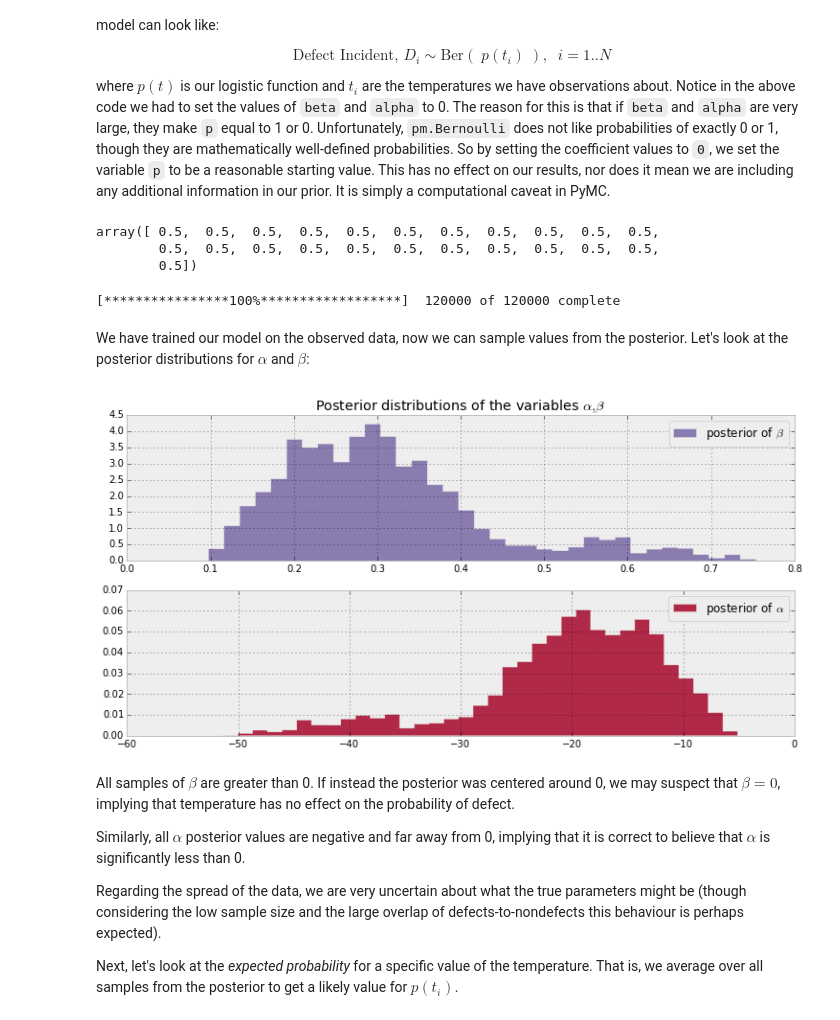
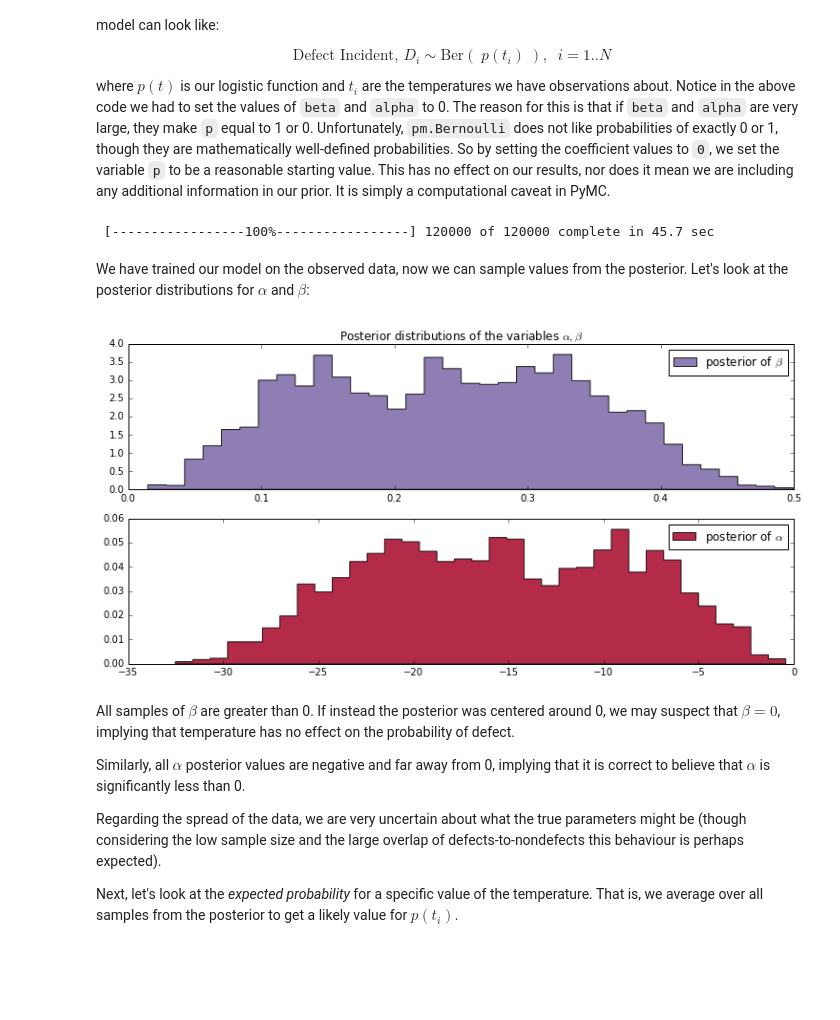
Before and after one commit to quantopian/Probabilistic-Programming-and-Bayesian-Methods-for-Hackers, a Jupyter notebook: Chapter2_MorePyMC/MorePyMC.ipynb, the cells around one changed output. Drawn from its saved outputs; the diff is of its cells as text; code cells hidden in the pictures; blank space fills up the shorter version.

Commit message:
Started modifying Challenger model - simulated data may be broken due to PyMC3 structure changes

```diff
--- a/Chapter2_MorePyMC/MorePyMC.ipynb
+++ b/Chapter2_MorePyMC/MorePyMC.ipynb
@@ -833,66 +831,56 @@ $$Var( X | \mu, \tau ) = \frac{1}{\tau}$$
 
 Below we continue our modeling of the Challenger space craft:
 # %%
-import pymc as pm
+import pymc3 as pm
 
 temperature = challenger_data[:, 0]
 D = challenger_data[:, 1]  # defect or not?
 
 #notice the`value` here. We explain why below.
-beta = pm.Normal("beta", 0, 0.001, value=0)
-alpha = pm.Normal("alpha", 0, 0.001, value=0)
-
-
-@pm.deterministic
-def p(t=temperature, alpha=alpha, beta=beta):
-    return 1.0 / (1. + np.exp(beta*t + alpha))
+with pm.Model() as model:
+    beta = pm.Normal("beta", 0, 0.001, testval=0)
+    alpha = pm.Normal("alpha", 0, 0.001, testval=0)
+    p = pm.Deterministic("p", 1.0/(1. + T.exp(beta*temperature + alpha)))
 # %% [markdown]
 We have our probabilities, but how do we connect them to our observed data? A *Bernoulli* random variable with parameter $p$, denoted $\text{Ber}(p)$, is a random variable that takes value 1 with probability $p$, and 0 else. Thus, our model can look like:
 
 $$ \text{Defect Incident, $D_i$} \sim \text{Ber}( \;p(t_i)\; ), \;\; i=1..N$$
 
 where $p(t)$ is our logistic function and $t_i$ are the temperatures we have observations about. Notice in the above code we had to set the values of `beta` and `alpha` to 0. The reason for this is that if `beta` and `alpha` are very large, they make `p` equal to 1 or 0. Unfortunately, `pm.Bernoulli` does not like probabilities of exactly 0 or 1, though they are mathematically well-defined probabilities. So by setting the coefficient values to `0`, we set the variable `p` to be a reasonable starting value. This has no effect on our results, nor does it mean we are including any additional information in our prior. It is simply a computational caveat in PyMC.
-# %%
-p.value
-# %% [output]
-array([ 0.5,  0.5,  0.5,  0.5,  0.5,  0.5,  0.5,  0.5,  0.5,  0.5,  0.5,
-        0.5,  0.5,  0.5,  0.5,  0.5,  0.5,  0.5,  0.5,  0.5,  0.5,  0.5,
-        0.5])
 # %%
 # connect the probabilities in `p` with our observations through a
 # Bernoulli random variable.
-observed = pm.Bernoulli("bernoulli_obs", p, value=D, observed=True)
+with model:
+    observed = pm.Bernoulli("bernoulli_obs", p, observed=D)
 
-model = pm.Model([observed, beta, alpha])
-
-# Mysterious code to be explained in Chapter 3
-map_ = pm.MAP(model)
-map_.fit()
-mcmc = pm.MCMC(model)
-mcmc.sample(120000, 100000, 2)
+    # Mysterious code to be explained in Chapter 3
+    start = pm.find_MAP()
+    step = pm.Metropolis()
+    trace = pm.sample(120000, step=step, start=start)
+    burned_trace = trace[100000::2]
 # %% [output]
-[****************100%******************]  120000 of 120000 complete
+ [-----------------100%-----------------] 120000 of 120000 complete in 45.7 sec
 # %% [markdown]
 We have trained our model on the observed data, now we can sample values from the posterior. Let's look at the posterior distributions for $\alpha$ and $\beta$:
 # %%
-alpha_samples = mcmc.trace('alpha')[:, None]  # best to make them 1d
-beta_samples = mcmc.trace('beta')[:, None]
+alpha_samples = burned_trace["alpha"][:, None]  # best to make them 1d
+beta_samples = burned_trace["beta"][:, None]
 
 figsize(12.5, 6)
 
 #histogram of the samples:
 plt.subplot(211)
 plt.title(r"Posterior distributions of the variables $\alpha, \beta$")
 plt.hist(beta_samples, histtype='stepfilled', bins=35, alpha=0.85,
          label=r"posterior of $\beta$", color="#7A68A6", normed=True)
 plt.legend()
 
 plt.subplot(212)
 plt.hist(alpha_samples, histtype='stepfilled', bins=35, alpha=0.85,
          label=r"posterior of $\alpha$", color="#A60628", normed=True)
 plt.legend();
 # %% [output]
-[figure, old version]
+[figure, new version]
 # %% [markdown]
 All samples of $\beta$ are greater than 0. If instead the posterior was centered around 0, we may suspect that $\beta = 0$, implying that temperature has no effect on the probability of defect.
 
```
Also changed, not shown: parts of 11 cells of this notebook.
